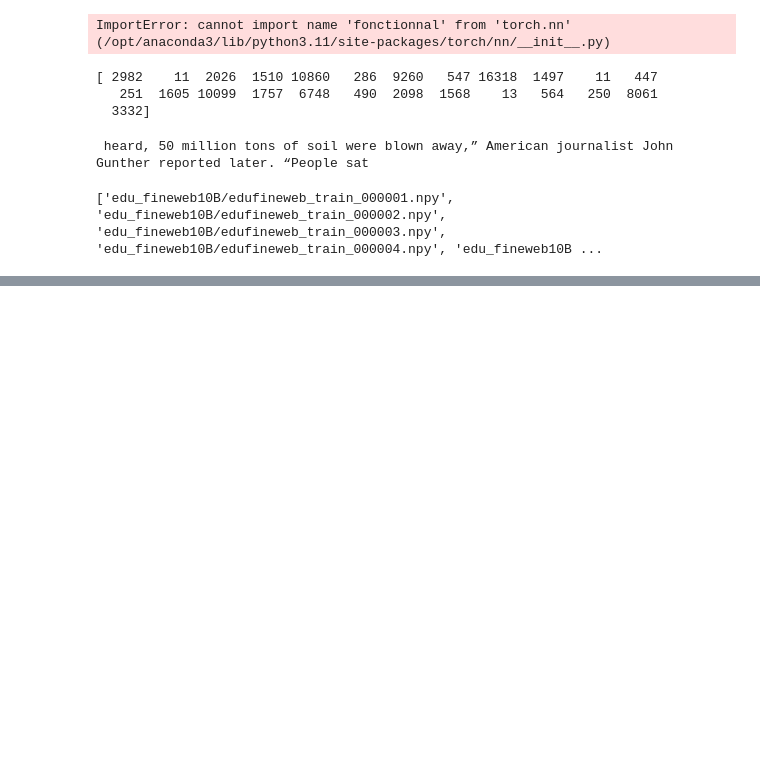
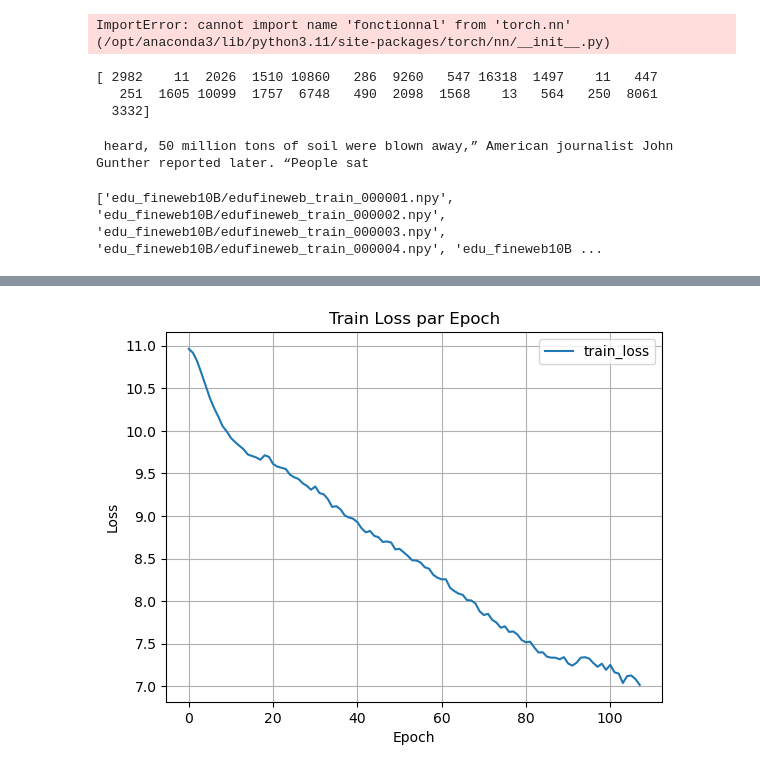
Before and after one commit to Gaspardbtt/build-nanoGPT-from-scratch, a Jupyter notebook: play.ipynb, the cells around one changed output, grey strips where cells are left out. Drawn from its saved outputs; the diff is of its cells as text; code cells hidden in the pictures; blank space fills up the shorter version.

```diff
--- a/play.ipynb
+++ b/play.ipynb
@@ -106,0 +99,22 @@ ModuleNotFoundError: No module named 'hellaswag'
+# %%
+import matplotlib.pyplot as plt
+
+# Charger les données
+loss_values = []
+with open('wsh.txt', 'r') as f:
+    for line in f:
+        parts = line.strip().split()
+        if len(parts) == 3 and parts[1] == 'train':
+            loss = float(parts[2])
+            loss_values.append(loss)
+
+# Tracer le graphique
+plt.plot(loss_values, label='train_loss')
+plt.xlabel('Epoch')
+plt.ylabel('Loss')
+plt.title('Train Loss par Epoch')
+plt.legend()
+plt.grid(True)
+plt.show()
+# %% [output]
+[figure, added]
```
Also changed, not shown: parts of 1 cell of this notebook, 3 other files.
